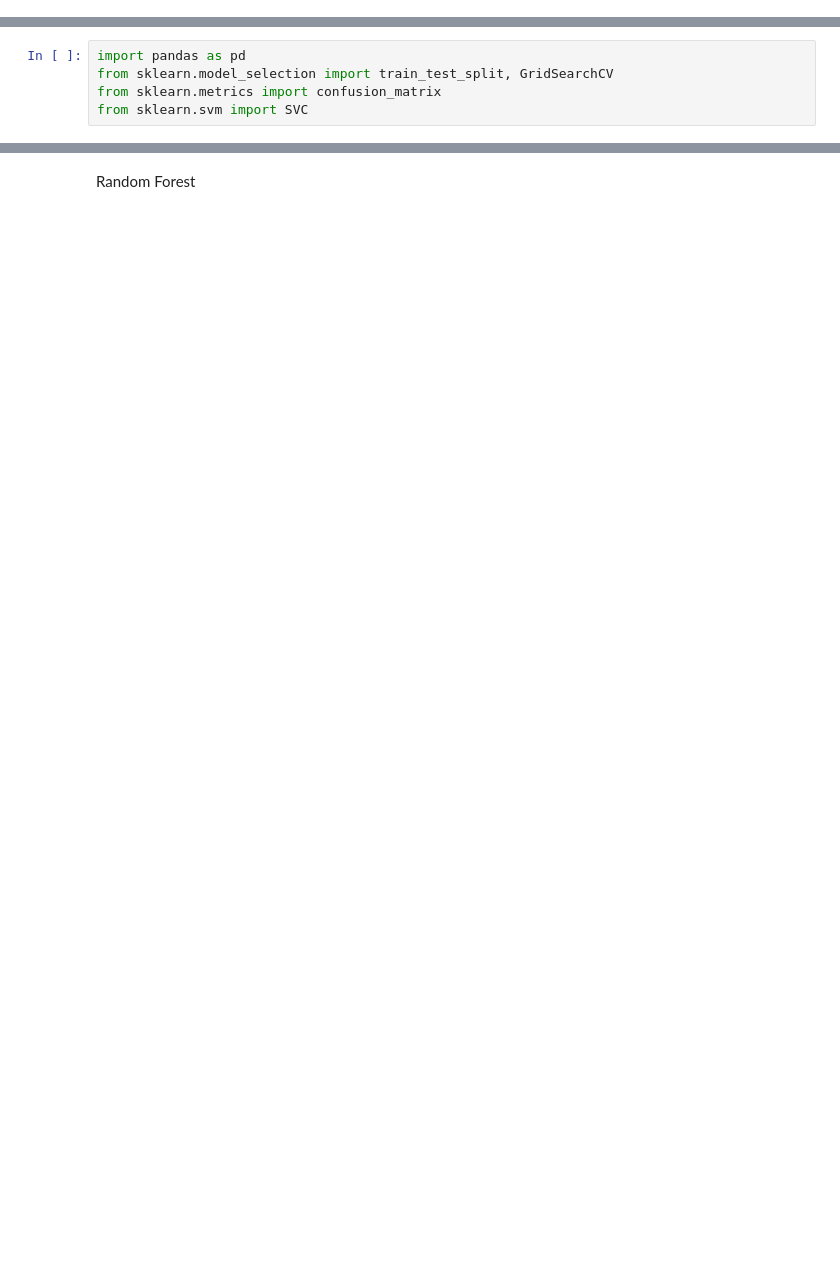
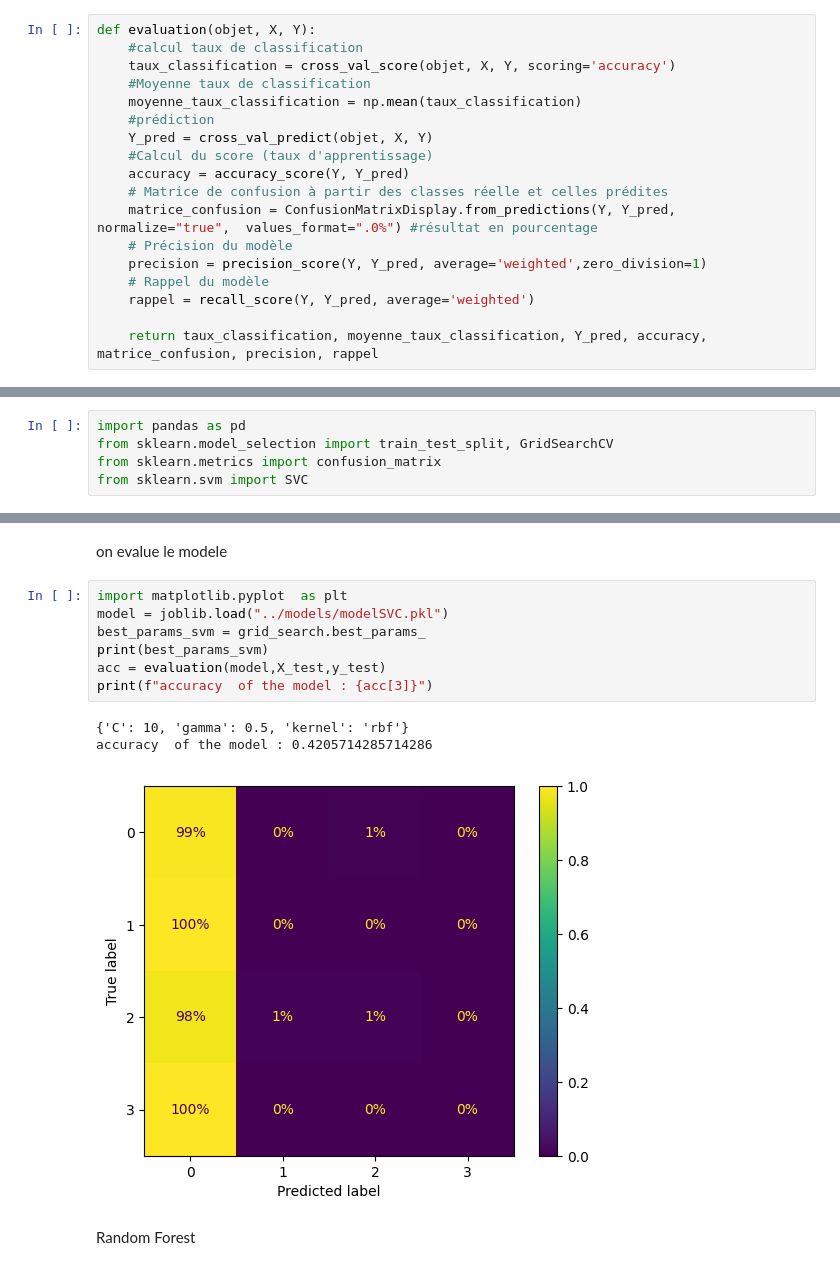
Before and after one commit to Epwo/ProjetA3-23, a Jupyter notebook: IA/supervisé/supervise_copy.ipynb, the cells around one changed output, grey strips where cells are left out. Cells and saved outputs as stored; diff of their text form; blank space fills up the shorter version.

```diff
--- a/IA/supervisé/supervise_copy.ipynb
+++ b/IA/supervisé/supervise_copy.ipynb
@@ -292,0 +298,18 @@ step1
+# %%
+def evaluation(objet, X, Y):
+    #calcul taux de classification
+    taux_classification = cross_val_score(objet, X, Y, scoring='accuracy')
+    #Moyenne taux de classification
+    moyenne_taux_classification = np.mean(taux_classification)
+    #prédiction
+    Y_pred = cross_val_predict(objet, X, Y)
+    #Calcul du score (taux d'apprentissage)
+    accuracy = accuracy_score(Y, Y_pred)
+    # Matrice de confusion à partir des classes réelle et celles prédites
+    matrice_confusion = ConfusionMatrixDisplay.from_predictions(Y, Y_pred, normalize="true",  values_format=".0%") #résultat en pourcentage
+    # Précision du modèle
+    precision = precision_score(Y, Y_pred, average='weighted',zero_division=1)
+    # Rappel du modèle
+    rappel = recall_score(Y, Y_pred, average='weighted')
+
+    return taux_classification, moyenne_taux_classification, Y_pred, accuracy, matrice_confusion, precision, rappel
@@ -389,3 +371,16 @@ Accuracy: 0.42514285714285716
+# %% [markdown]
+on evalue le modele
+# %%
+import matplotlib.pyplot  as plt
+model = joblib.load("../models/modelSVC.pkl")
+best_params_svm = grid_search.best_params_
+print(best_params_svm)
+acc = evaluation(model,X_test,y_test)
+print(f"accuracy  of the model : {acc[3]}")
+# %% [output]
+{'C': 10, 'gamma': 0.5, 'kernel': 'rbf'}
+accuracy  of the model : 0.4205714285714286
+[figure, added]
 # %% [markdown]
 Random Forest
 # %%
```
Also changed, not shown: parts of 40 cells of this notebook, 4 other files.
